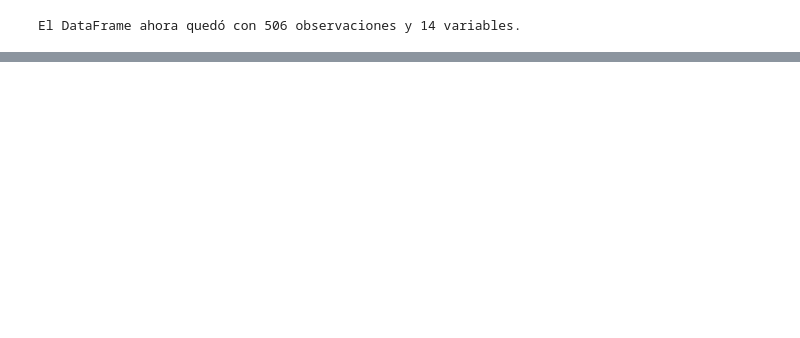
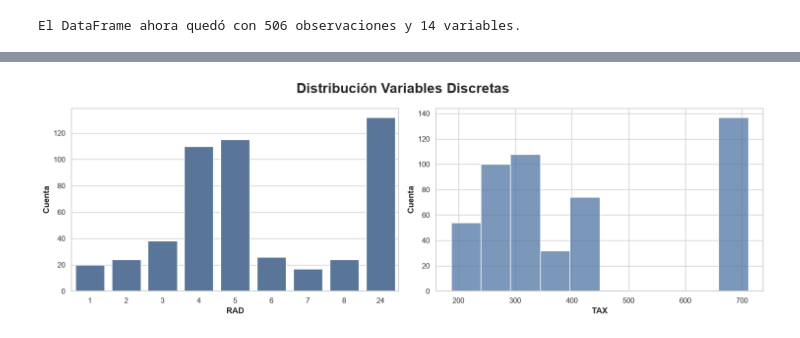
Before and after one commit to Juliansilva1/TP_AA1_Aiup_Paoloni_Silva, a Jupyter notebook: src/TP-regresion-AA1.ipynb, the cells around one changed output, grey strips where cells are left out. Cells and saved outputs as stored; diff of their text form; code cells hidden in the pictures; blank space fills up the shorter version.

```diff
--- a/src/TP-regresion-AA1.ipynb
+++ b/src/TP-regresion-AA1.ipynb
@@ -180,0 +272,22 @@ El DataFrame ahora quedó con 506 observaciones y 14 variables.
+# %%
+columnas_discretas = ['RAD', 'TAX']
+
+fig, axes = plt.subplots(ncols = 2, nrows = 1, figsize = (15, 5))
+axes = axes.flatten()
+
+for columna, ax in zip(columnas_discretas, axes):
+    if columna == 'TAX':
+        sns.histplot(house_pricing, x = columna, ax=ax, kde = False, color = '#4f75a2')
+        ax.set_xlabel(columna, fontweight = 'bold')
+    else:
+        sns.countplot(house_pricing, x = columna, ax = ax, color = '#4f75a2')
+        ax.set_xlabel(columna, fontweight = 'bold')
+
+    ax.set_ylabel("Cuenta", fontweight = 'bold', fontsize = 12)
+
+
+plt.suptitle('Distribución Variables Discretas', fontweight = 'bold', fontsize = 20)
+plt.tight_layout()
+plt.show()
+# %% [output]
+[figure, added]
```
Also changed, not shown: parts of 30 cells of this notebook.
